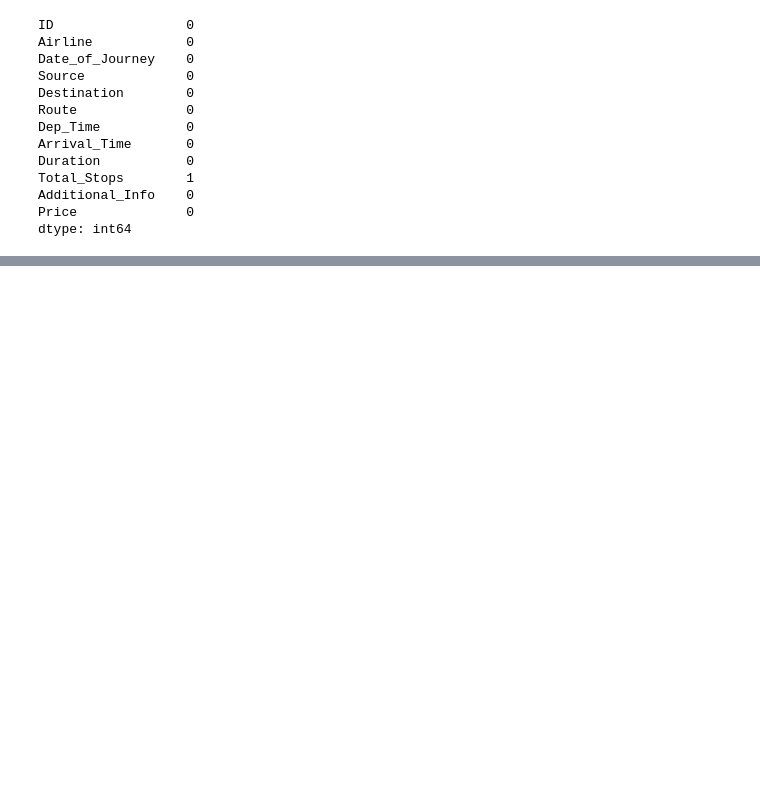
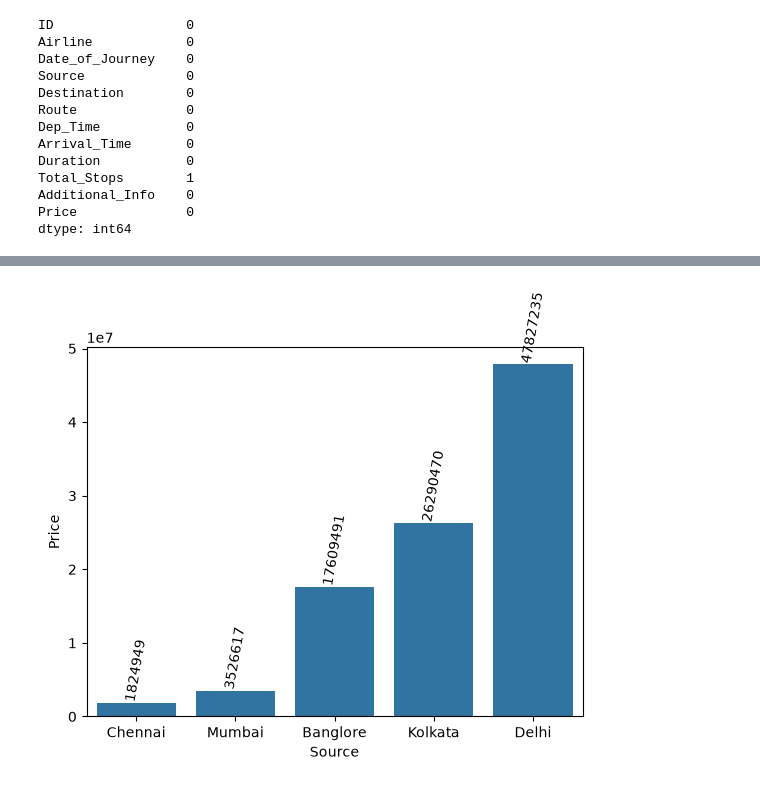
Before and after one commit to SHIVRAJSHINDE/Airline_Project_02, a Jupyter notebook: Analysis.ipynb, the cells around one changed output, grey strips where cells are left out. Cells and saved outputs as stored; diff of their text form; code cells hidden in the pictures; blank space fills up the shorter version.

```diff
--- a/Analysis.ipynb
+++ b/Analysis.ipynb
@@ -119,0 +265,9 @@ dtype: int64
+# %%
+# Price with Source
+
+Source_Price = df.groupby('Source')['Price'].sum().sort_values()
+ax = sns.barplot(x=df['Source'],y=df['Price'],estimator='sum',errorbar=None,order = Source_Price.index)
+ax.bar_label(ax.containers[0],rotation=80,fmt="%0.0f")
+plt.show()
+# %% [output]
+[figure, added]
```
Also changed, not shown: parts of 20 cells of this notebook, 3 other files.
